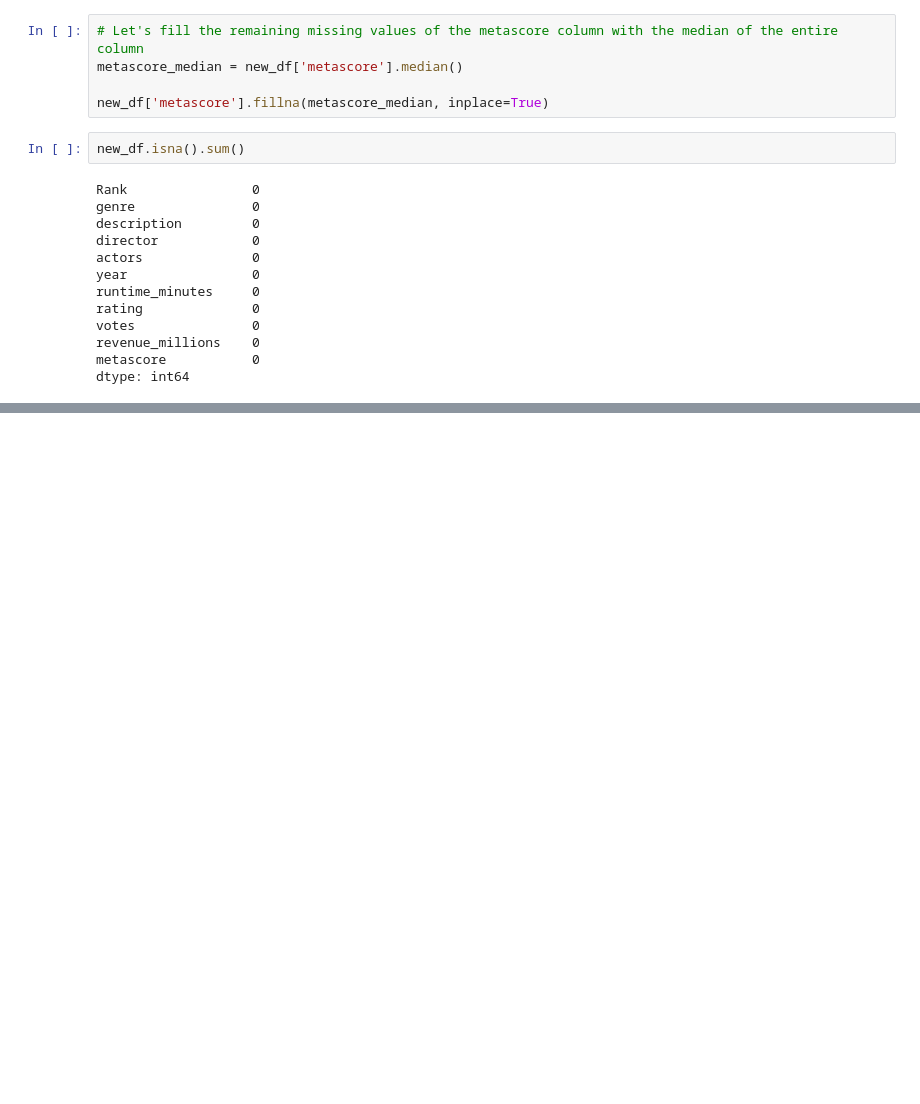
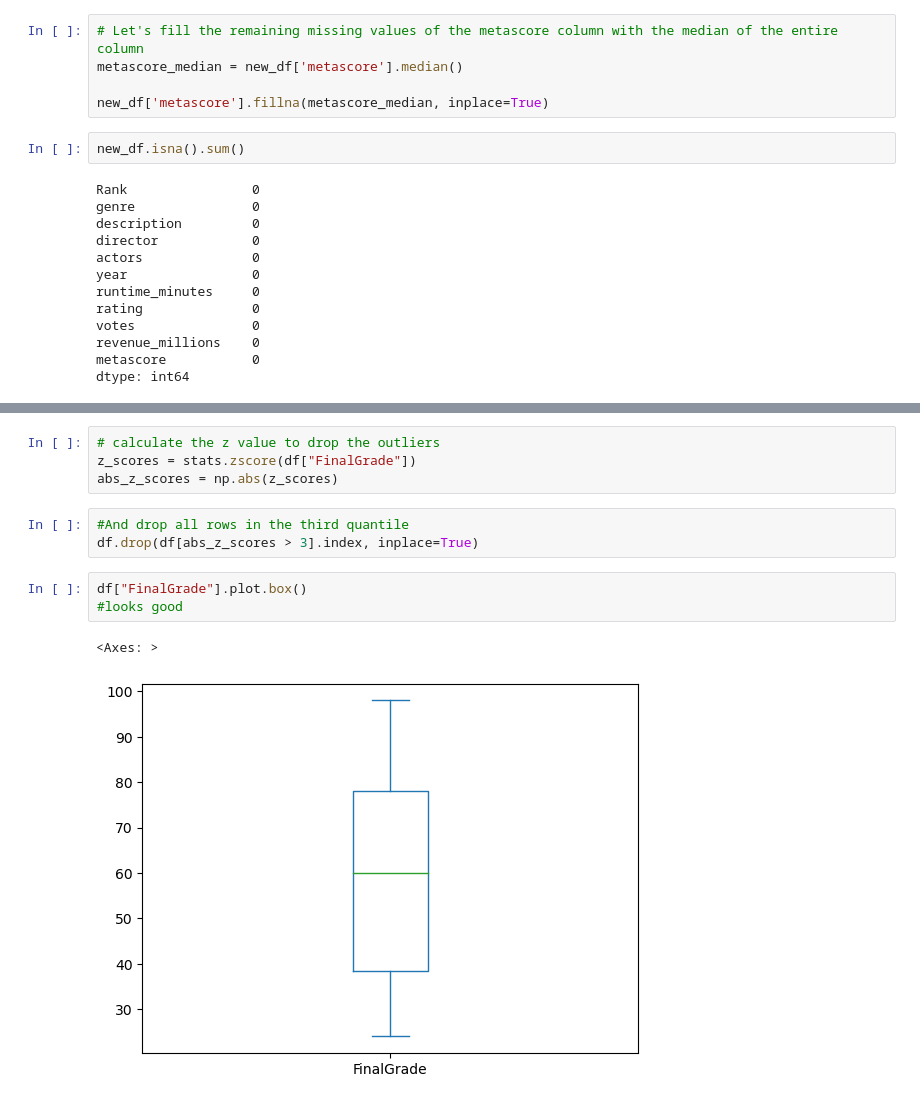
Before and after one commit to JohnD722/DAVE3625-24H-1, a Jupyter notebook: Lab1/Pandas.ipynb, the cells around one changed output, grey strips where cells are left out. Cells and saved outputs as stored; diff of their text form; blank space fills up the shorter version.

```diff
--- a/Lab1/Pandas.ipynb
+++ b/Lab1/Pandas.ipynb
@@ -896,0 +1064,13 @@ dtype: int64
+# %%
+# calculate the z value to drop the outliers
+z_scores = stats.zscore(df["FinalGrade"])
+abs_z_scores = np.abs(z_scores)
+# %%
+#And drop all rows in the third quantile
+df.drop(df[abs_z_scores > 3].index, inplace=True)
+# %%
+df["FinalGrade"].plot.box()
+#looks good
+# %% [output]
+<Axes: >
+[figure, added]
```
Also changed, not shown: parts of 21 cells of this notebook.
